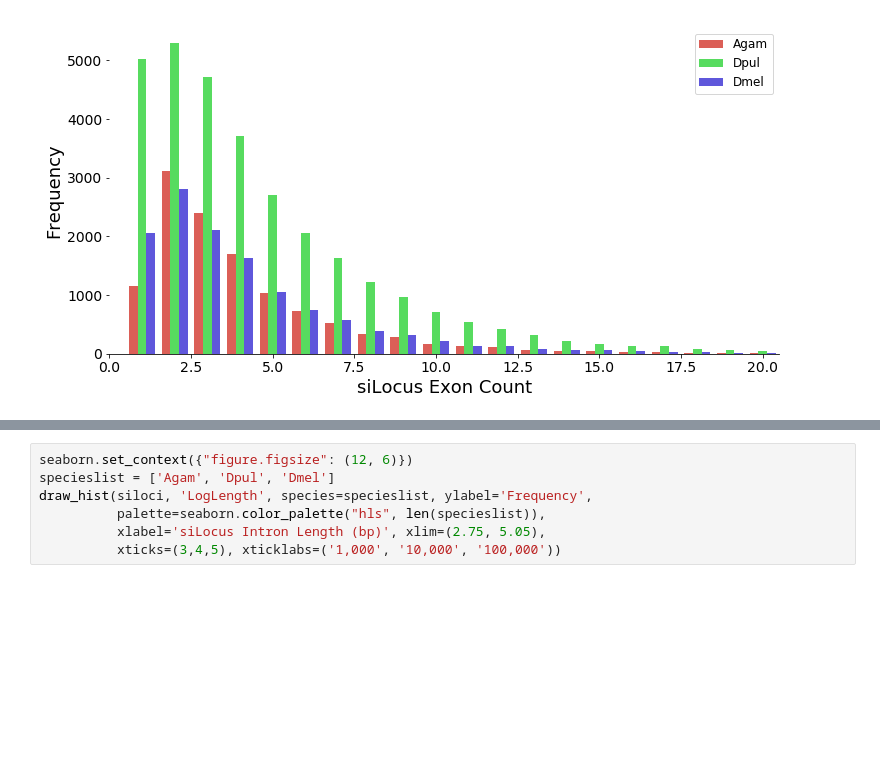
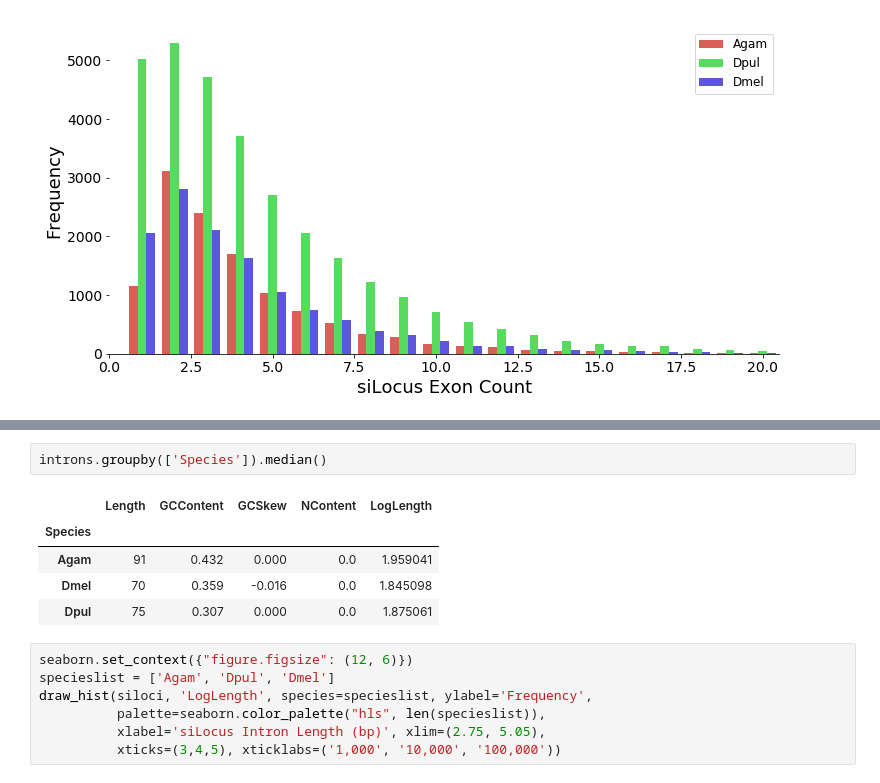
Before and after one commit to BrendelGroup/IntervalLoci, a Jupyter notebook: 03-b-daphnia.ipynb, the cells around one changed output, grey strips where cells are left out. Saved outputs shown, nothing was run; the diff lists cells and outputs as text; blank space fills up the shorter version.

Commit message:
Added median statistics

```diff
--- a/03-b-daphnia.ipynb
+++ b/03-b-daphnia.ipynb
@@ -168,3 +168,11 @@ introns.head()
+# %%
+introns.groupby(['Species']).median()
+# %% [output]
+|  | Length | GCContent | GCSkew | NContent | LogLength |
+| Species |  |  |  |  |  |
+| Agam | 91 | 0.432 | 0.000 | 0.0 | 1.959041 |
+| Dmel | 70 | 0.359 | -0.016 | 0.0 | 1.845098 |
+| Dpul | 75 | 0.307 | 0.000 | 0.0 | 1.875061 |
 # %%
 seaborn.set_context({"figure.figsize": (12, 6)})
 specieslist = ['Agam', 'Dpul', 'Dmel']
```
Also changed, not shown: parts of 3 cells of this notebook.
